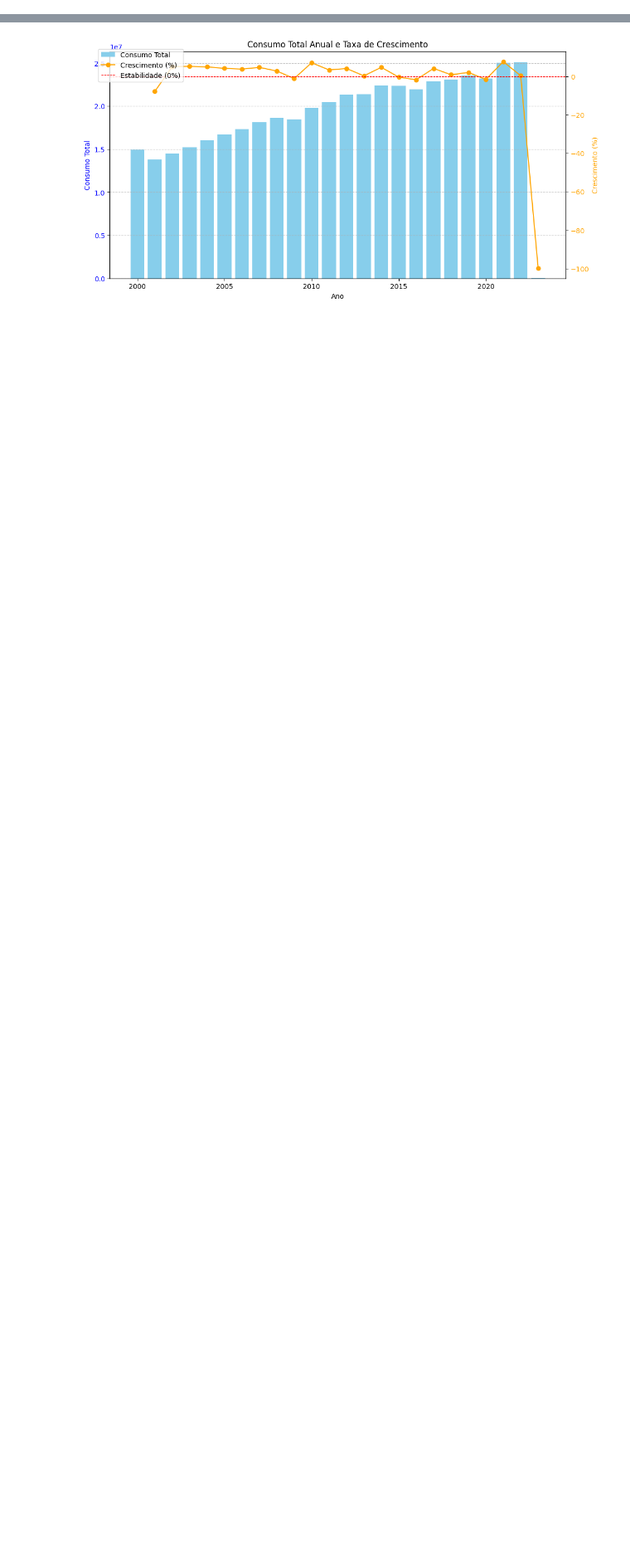
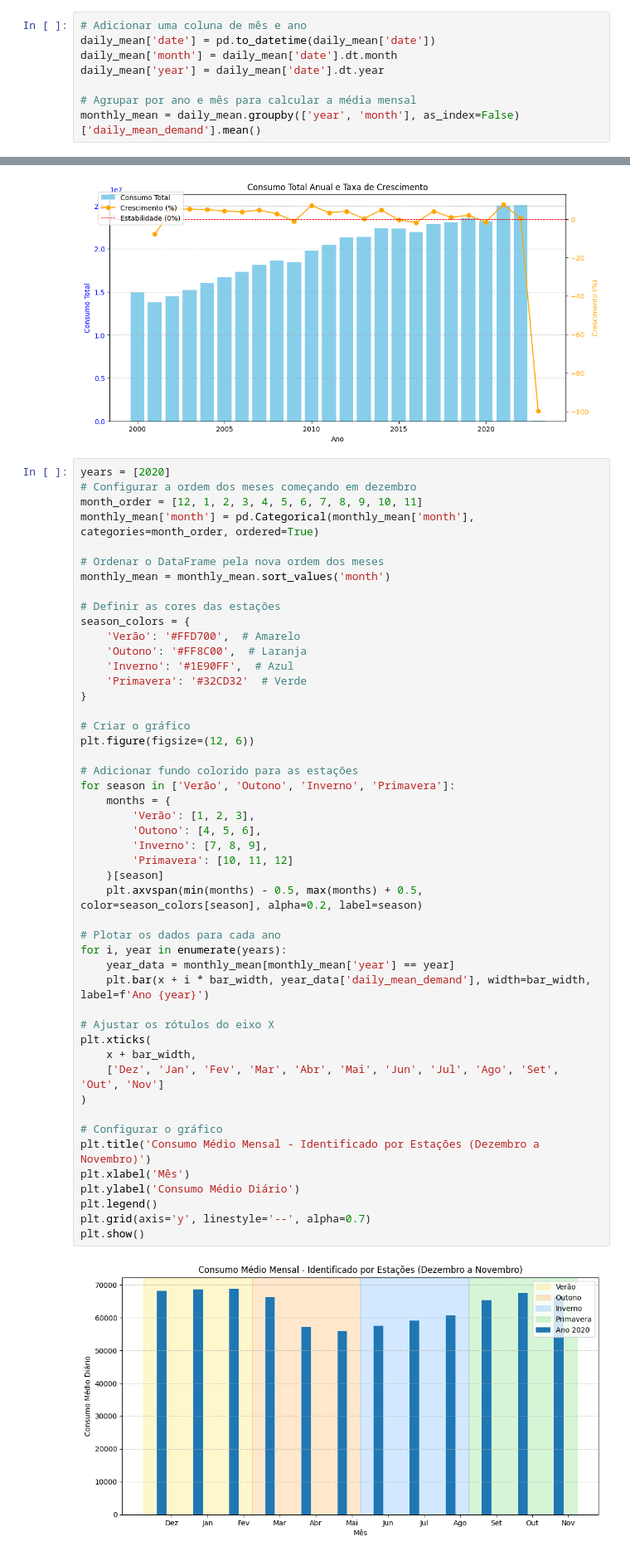
Before and after one commit to DuduRamone/Redes_Neurais, a Jupyter notebook: redesNeurais.ipynb, the cells around one changed output, grey strips where cells are left out. Shown at 83% size. Cells and saved outputs as stored; diff of their text form; blank space fills up the shorter version.

```diff
--- a/redesNeurais.ipynb
+++ b/redesNeurais.ipynb
@@ -76,6 +76,14 @@ daily_mean.describe()
 | 50% | 54508.873720 |
 | 75% | 62564.159125 |
 | max | 80438.151750 |
+# %%
+# Adicionar uma coluna de mês e ano
+daily_mean['date'] = pd.to_datetime(daily_mean['date'])
+daily_mean['month'] = daily_mean['date'].dt.month
+daily_mean['year'] = daily_mean['date'].dt.year
+
+# Agrupar por ano e mês para calcular a média mensal
+monthly_mean = daily_mean.groupby(['year', 'month'], as_index=False)['daily_mean_demand'].mean()
 # %%
 years = [2019, 2020, 2021, 2022]  # Substitua pelos anos que deseja comparar
 for year in years:
@@ -170,3 +178,53 @@ fig.legend(loc='upper left', bbox_to_anchor=(0.1, 0.9))
 plt.show()
 # %% [output]
 [figure]
+# %%
+years = [2020]
+# Configurar a ordem dos meses começando em dezembro
+month_order = [12, 1, 2, 3, 4, 5, 6, 7, 8, 9, 10, 11]
+monthly_mean['month'] = pd.Categorical(monthly_mean['month'], categories=month_order, ordered=True)
+
+# Ordenar o DataFrame pela nova ordem dos meses
+monthly_mean = monthly_mean.sort_values('month')
+
+# Definir as cores das estações
+season_colors = {
+    'Verão': '#FFD700',  # Amarelo
+    'Outono': '#FF8C00',  # Laranja
+    'Inverno': '#1E90FF',  # Azul
+    'Primavera': '#32CD32'  # Verde
+}
+
+# Criar o gráfico
+plt.figure(figsize=(12, 6))
+
+# Adicionar fundo colorido para as estações
+for season in ['Verão', 'Outono', 'Inverno', 'Primavera']:
+    months = {
+        'Verão': [1, 2, 3],
+        'Outono': [4, 5, 6],
+        'Inverno': [7, 8, 9],
+        'Primavera': [10, 11, 12]
+    }[season]
+    plt.axvspan(min(months) - 0.5, max(months) + 0.5, color=season_colors[season], alpha=0.2, label=season)
+
+# Plotar os dados para cada ano
+for i, year in enumerate(years):
+    year_data = monthly_mean[monthly_mean['year'] == year]
+    plt.bar(x + i * bar_width, year_data['daily_mean_demand'], width=bar_width, label=f'Ano {year}')
+
+# Ajustar os rótulos do eixo X
+plt.xticks(
+    x + bar_width,
+    ['Dez', 'Jan', 'Fev', 'Mar', 'Abr', 'Mai', 'Jun', 'Jul', 'Ago', 'Set', 'Out', 'Nov']
+)
+
+# Configurar o gráfico
+plt.title('Consumo Médio Mensal - Identificado por Estações (Dezembro a Novembro)')
+plt.xlabel('Mês')
+plt.ylabel('Consumo Médio Diário')
+plt.legend()
+plt.grid(axis='y', linestyle='--', alpha=0.7)
+plt.show()
+# %% [output]
+[figure, added]
```
Also changed, not shown: parts of 10 cells of this notebook.
